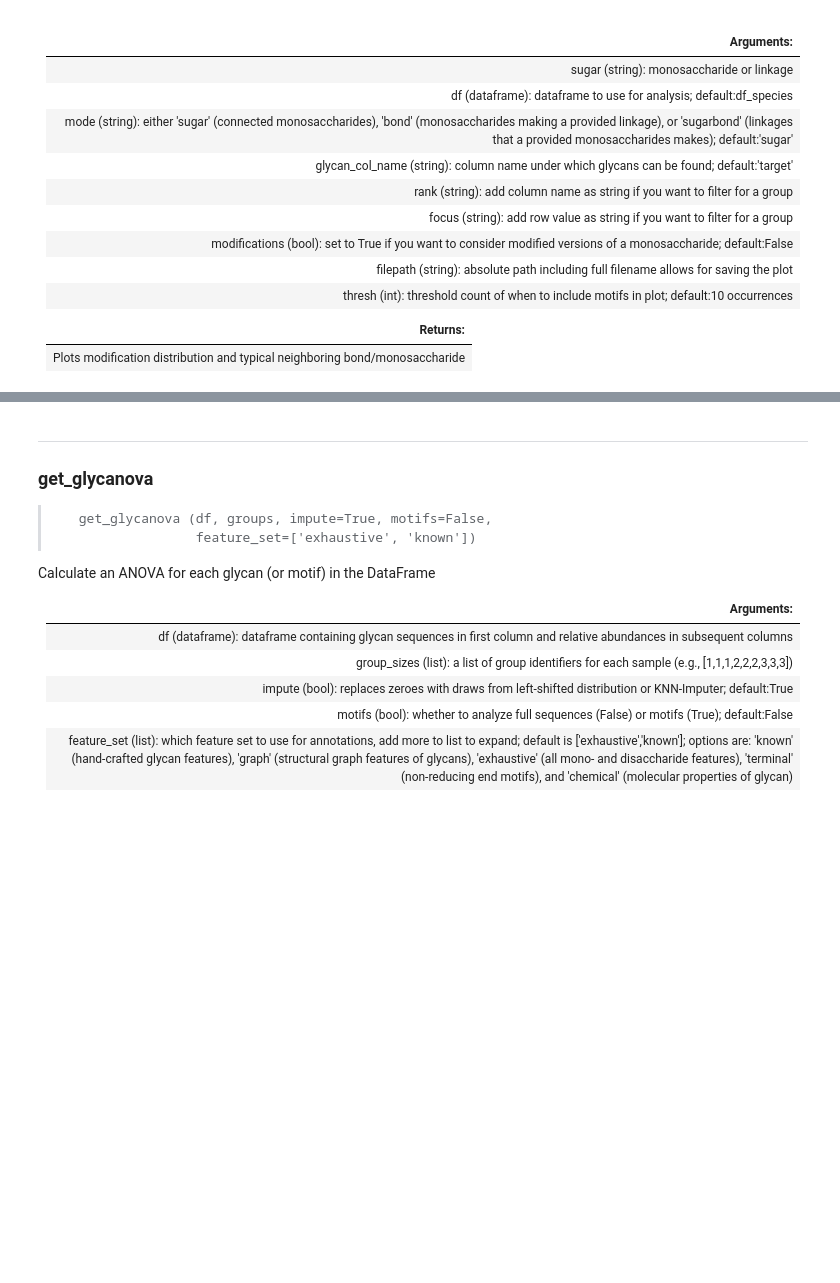
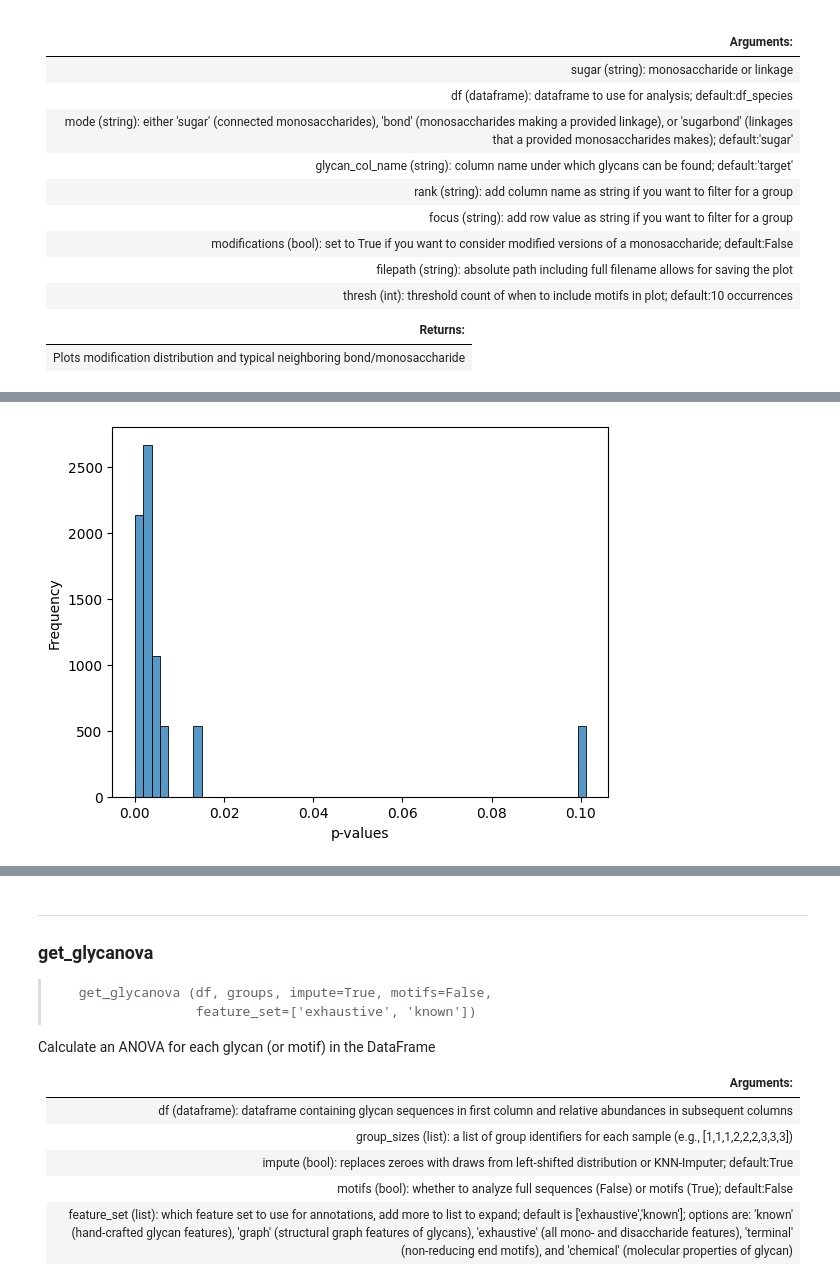
Before and after one commit to BojarLab/glycowork, a Jupyter notebook: 03_motif.ipynb, the cells around one changed output, grey strips where cells are left out. Cells and saved outputs as stored; diff of their text form; code cells hidden in the pictures; blank space fills up the shorter version.

```diff
--- a/03_motif.ipynb
+++ b/03_motif.ipynb
@@ -371,0 +421,4 @@ get_volcano(res)
+# %%
+get_pval_distribution(res)
+# %% [output]
+[figure, added]
```
Also changed, not shown: parts of 15 cells of this notebook, 2 other files.
